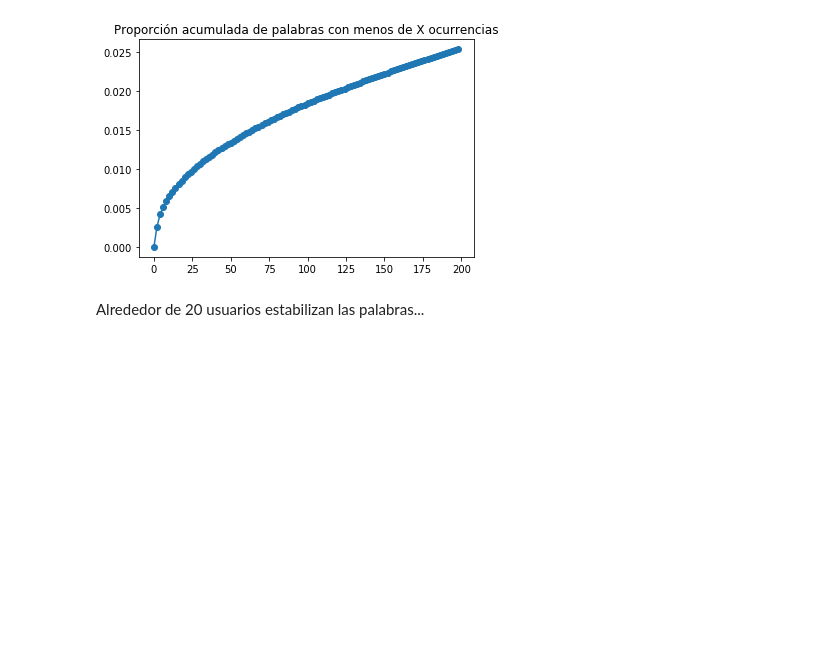
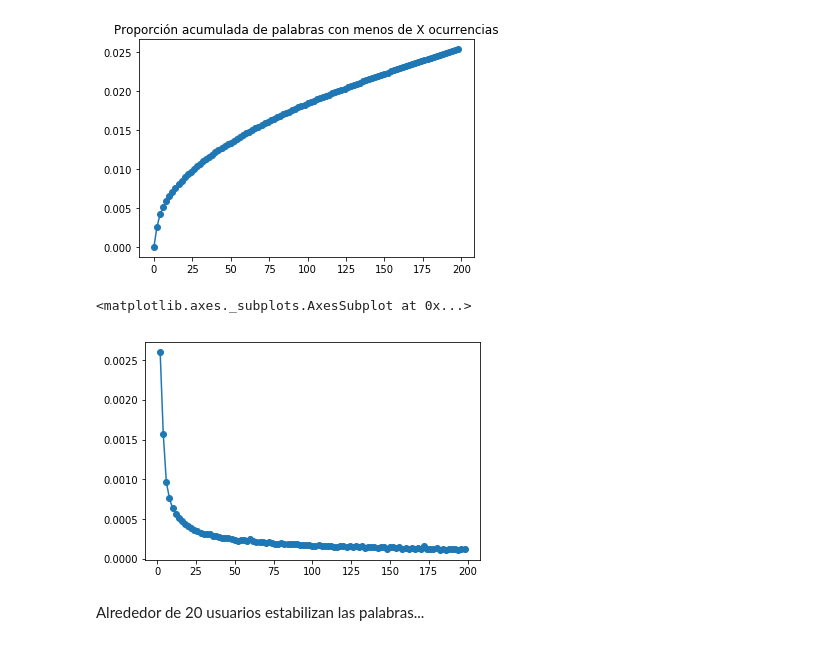
Before and after one commit to finiteautomata/contrastes, a Jupyter notebook: notebooks/constantes_de_filtrado.ipynb, the cells around one changed output. Cells and saved outputs as stored; diff of their text form; code cells hidden in the pictures; blank space fills up the shorter version.

```diff
--- a/notebooks/constantes_de_filtrado.ipynb
+++ b/notebooks/constantes_de_filtrado.ipynb
@@ -135,19 +142,24 @@ Este gráfico puede echar un poco más de luz. Acá el crecimiento de la masa de
 # %%
 
 
-accum = { 0: 0 }
+accum_personas = { 0: 0 }
 
 m = 2
 total = df.cant_palabra.sum()
 
 for i in range(1, 100):
     palabras = df[df.cant_usuarios < (m*i)]
-    accum[m * i] = palabras.cant_palabra.sum() / total
-pd.Series(accum).plot(marker="o")
+    accum_personas[m * i] = palabras.cant_palabra.sum() / total
+pd.Series(accum_personas).plot(marker="o")
 
 plt.title("Proporción acumulada de palabras con menos de X ocurrencias")
 # %% [output]
 Text(0.5,1,'Proporción acumulada de palabras con menos de X ocurrencias')
 [figure]
+# %%
+pd.Series(accum_personas).diff().plot(marker='o')
+# %% [output]
+<matplotlib.axes._subplots.AxesSubplot at 0x...>
+[figure, added]
 # %% [markdown]
 Alrededor de 20 usuarios estabilizan las palabras...
```
Also changed, not shown: parts of 7 cells of this notebook, 2 other files.
